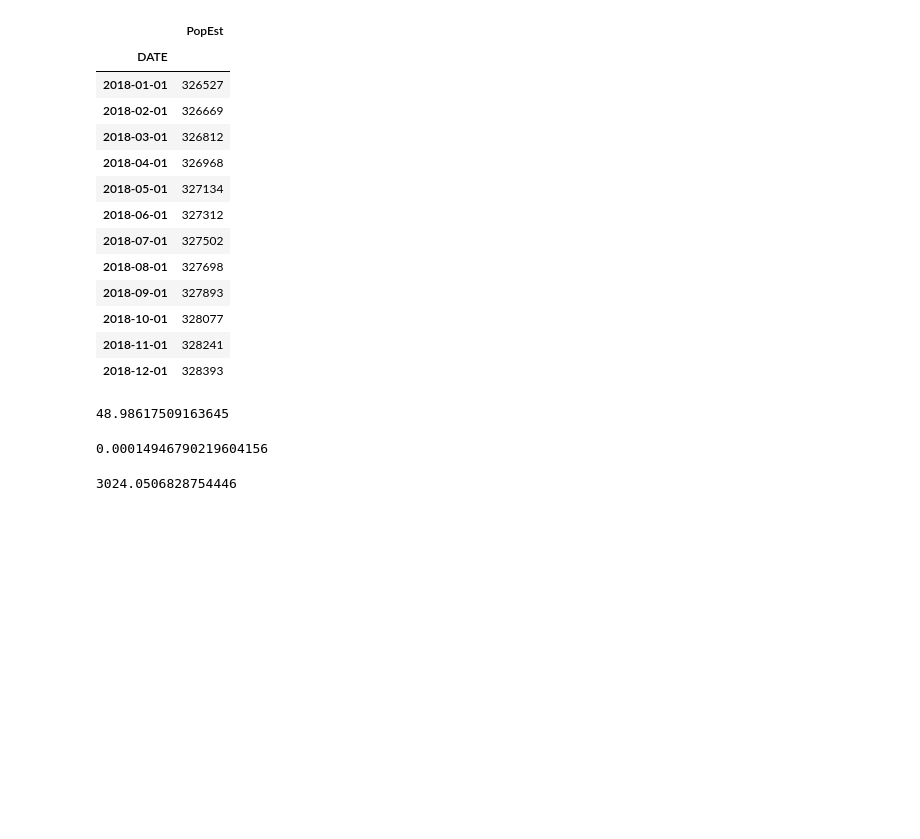
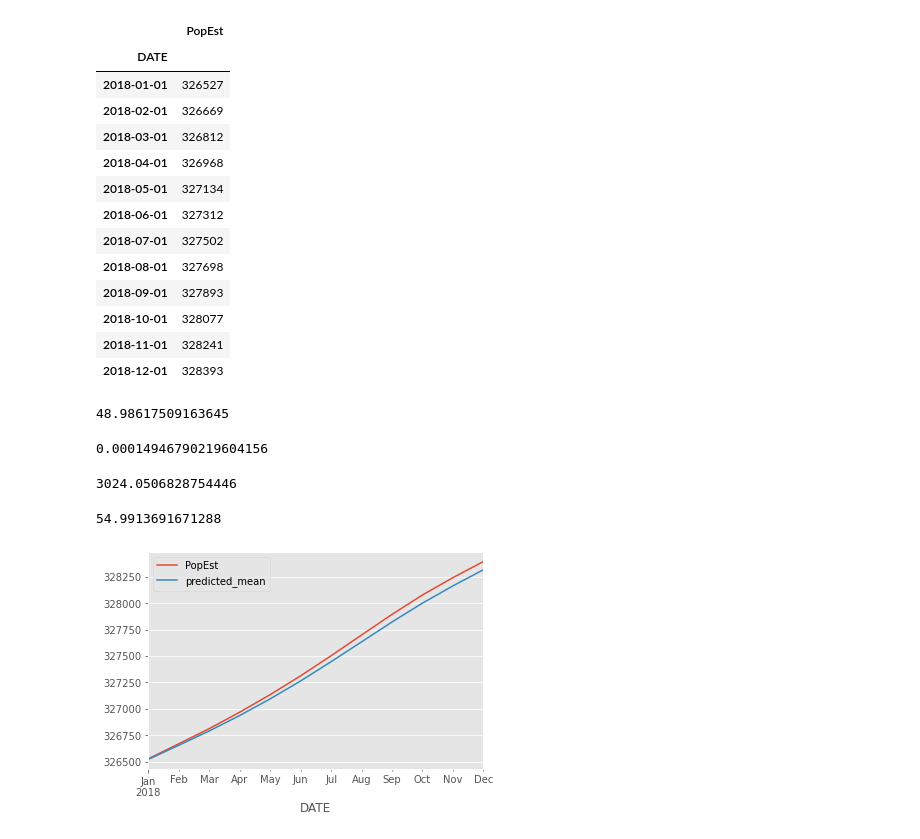
Before and after one commit to felixballestergoytia/Bootcamp_Sep2022, a Jupyter notebook: Seires Temporales/series_Temporales.ipynb, the cells around one changed output. Cells and saved outputs as stored; diff of their text form; code cells hidden in the pictures; blank space fills up the shorter version.

```diff
--- a/Seires Temporales/series_Temporales.ipynb
+++ b/Seires Temporales/series_Temporales.ipynb
@@ -543,3 +543,13 @@ mean_absolute_percentage_error(test["PopEst"],df_predict["predicted_mean"])
 mean_squared_error(test["PopEst"],df_predict["predicted_mean"])
 # %% [output]
 3024.0506828754446
+# %%
+mean_squared_error(test["PopEst"],df_predict["predicted_mean"])**(1/2)
+# %% [output]
+54.9913691671288
+# %%
+test["PopEst"].plot(legend="real")
+df_predict["predicted_mean"].plot(legend="Preddcion")
+plt.show()
+# %% [output]
+[figure, added]
```
